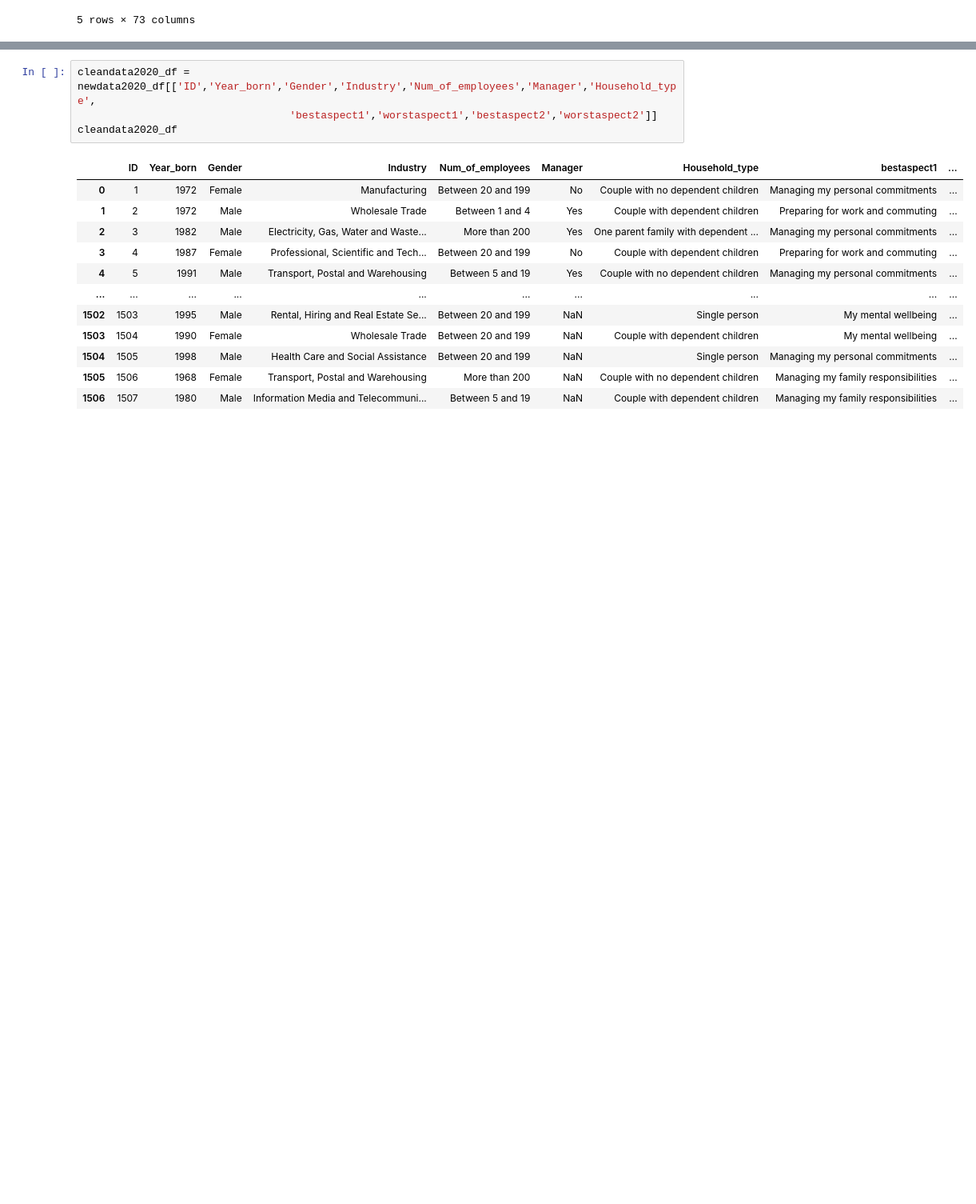
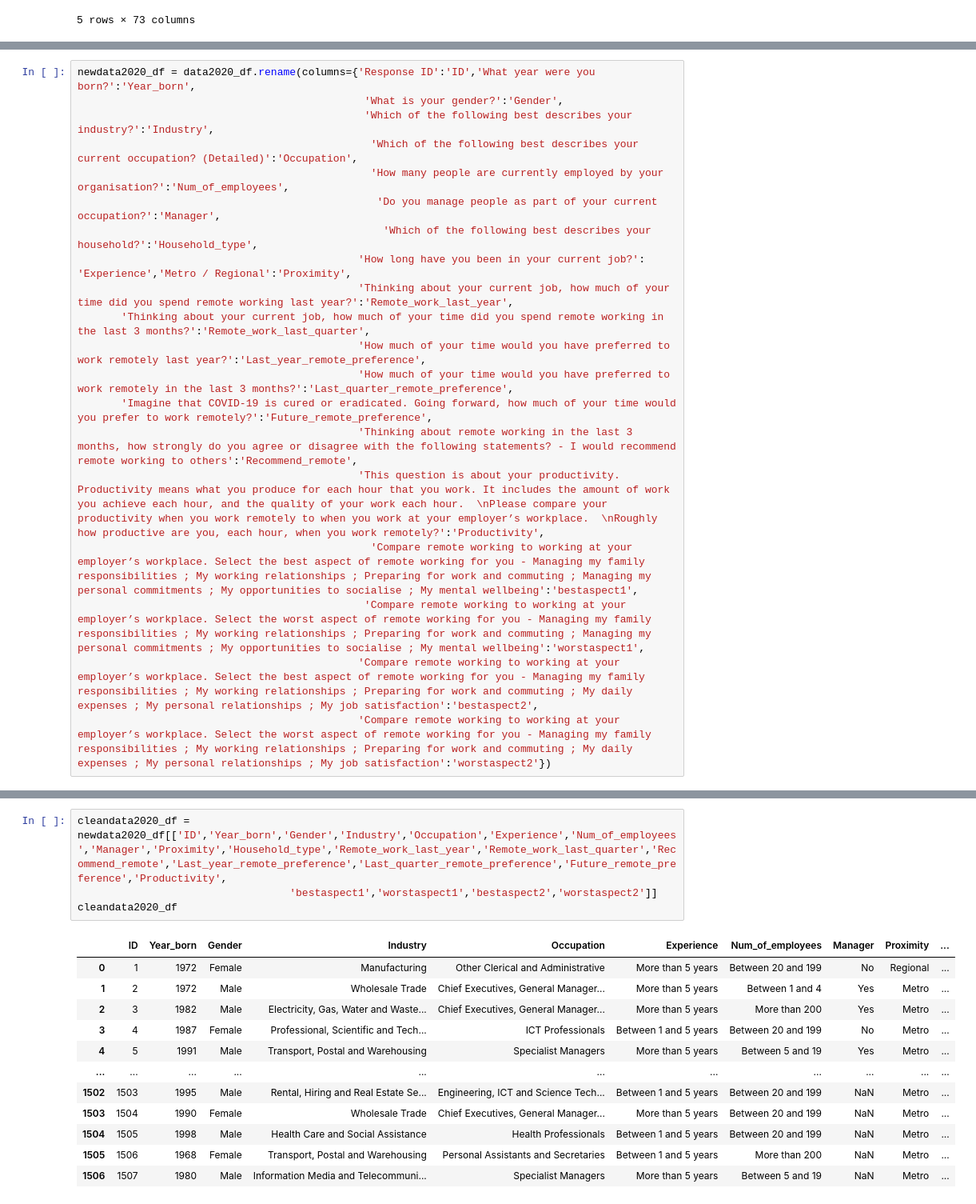
Before and after one commit to hthelander/Project-2, a Jupyter notebook: cleandata2020.ipynb, the cells around one changed output, grey strips where cells are left out. Shown at 80% size. Drawn from its saved outputs; the diff is of its cells as text; blank space fills up the shorter version.

```diff
--- a/cleandata2020.ipynb
+++ b/cleandata2020.ipynb
@@ -27,3 +37,23 @@ newdata2020_df = data2020_df.rename(columns={'Response ID':'ID','What year were
+# %%
+newdata2020_df = data2020_df.rename(columns={'Response ID':'ID','What year were you born?':'Year_born',
+                                              'What is your gender?':'Gender',
+                                              'Which of the following best describes your industry?':'Industry',
+                                               'Which of the following best describes your current occupation? (Detailed)':'Occupation',
+                                               'How many people are currently employed by your organisation?':'Num_of_employees',
+                                                'Do you manage people as part of your current occupation?':'Manager',
+                                                 'Which of the following best describes your household?':'Household_type',
+                                             'How long have you been in your current job?': 'Experience','Metro / Regional':'Proximity',
+                                             'Thinking about your current job, how much of your time did you spend remote working last year?':'Remote_work_last_year',
+       'Thinking about your current job, how much of your time did you spend remote working in the last 3 months?':'Remote_work_last_quarter',
+                                             'How much of your time would you have preferred to work remotely last year?':'Last_year_remote_preference',
+                                             'How much of your time would you have preferred to work remotely in the last 3 months?':'Last_quarter_remote_preference',
+       'Imagine that COVID-19 is cured or eradicated. Going forward, how much of your time would you prefer to work remotely?':'Future_remote_preference',
+                                             'Thinking about remote working in the last 3 months, how strongly do you agree or disagree with the following statements? - I would recommend remote working to others':'Recommend_remote',
+                                             'This question is about your productivity. Productivity means what you produce for each hour that you work. It includes the amount of work you achieve each hour, and the quality of your work each hour.  \nPlease compare your productivity when you work remotely to when you work at your employer’s workplace.  \nRoughly how productive are you, each hour, when you work remotely?':'Productivity',
+                                               'Compare remote working to working at your employer’s workplace. Select the best aspect of remote working for you - Managing my family responsibilities ; My working relationships ; Preparing for work and commuting ; Managing my personal commitments ; My opportunities to socialise ; My mental wellbeing':'bestaspect1',
+                                              'Compare remote working to working at your employer’s workplace. Select the worst aspect of remote working for you - Managing my family responsibilities ; My working relationships ; Preparing for work and commuting ; Managing my personal commitments ; My opportunities to socialise ; My mental wellbeing':'worstaspect1',
+                                             'Compare remote working to working at your employer’s workplace. Select the best aspect of remote working for you - Managing my family responsibilities ; My working relationships ; Preparing for work and commuting ; My daily expenses ; My personal relationships ; My job satisfaction':'bestaspect2',
+                                             'Compare remote working to working at your employer’s workplace. Select the worst aspect of remote working for you - Managing my family responsibilities ; My working relationships ; Preparing for work and commuting ; My daily expenses ; My personal relationships ; My job satisfaction':'worstaspect2'})
 # %%
 newdata2020_df.head()
 # %% [output]
@@ -36,18 +66,18 @@ newdata2020_df.head()
 5 rows × 73 columns
 # %%
-cleandata2020_df = newdata2020_df[['ID','Year_born','Gender','Industry','Num_of_employees','Manager','Household_type',
+cleandata2020_df = newdata2020_df[['ID','Year_born','Gender','Industry','Occupation','Experience','Num_of_employees','Manager','Proximity','Household_type','Remote_work_last_year','Remote_work_last_quarter','Recommend_remote','Last_year_remote_preference','Last_quarter_remote_preference','Future_remote_preference','Productivity',
                                   'bestaspect1','worstaspect1','bestaspect2','worstaspect2']]
 cleandata2020_df
 # %% [output]
-|  | ID | Year_born | Gender | Industry | Num_of_employees | Manager | Household_type | bestaspect1 | ... |
-| 0 | 1 | 1972 | Female | Manufacturing | Between 20 and 199 | No | Couple with no dependent children | Managing my personal commitments | ... |
-| 1 | 2 | 1972 | Male | Wholesale Trade | Between 1 and 4 | Yes | Couple with dependent children | Preparing for work and commuting | ... |
-| 2 | 3 | 1982 | Male | Electricity, Gas, Water and Waste... | More than 200 | Yes | One parent family with dependent ... | Managing my personal commitments | ... |
-| 3 | 4 | 1987 | Female | Professional, Scientific and Tech... | Between 20 and 199 | No | Couple with dependent children | Preparing for work and commuting | ... |
-| 4 | 5 | 1991 | Male | Transport, Postal and Warehousing | Between 5 and 19 | Yes | Couple with no dependent children | Managing my personal commitments | ... |
-| ... | ... | ... | ... | ... | ... | ... | ... | ... | ... |
-| 1502 | 1503 | 1995 | Male | Rental, Hiring and Real Estate Se... | Between 20 and 199 | NaN | Single person | My mental wellbeing | ... |
-| 1503 | 1504 | 1990 | Female | Wholesale Trade | Between 20 and 199 | NaN | Couple with dependent children | My mental wellbeing | ... |
-| 1504 | 1505 | 1998 | Male | Health Care and Social Assistance | Between 20 and 199 | NaN | Single person | Managing my personal commitments | ... |
-| 1505 | 1506 | 1968 | Female | Transport, Postal and Warehousing | More than 200 | NaN | Couple with no dependent children | Managing my family responsibilities | ... |
-| 1506 | 1507 | 1980 | Male | Information Media and Telecommuni... | Between 5 and 19 | NaN | Couple with dependent children | Managing my family responsibilities | ... |
+|  | ID | Year_born | Gender | Industry | Occupation | Experience | Num_of_employees | Manager | Proximity | ... |
+| 0 | 1 | 1972 | Female | Manufacturing | Other Clerical and Administrative | More than 5 years | Between 20 and 199 | No | Regional | ... |
+| 1 | 2 | 1972 | Male | Wholesale Trade | Chief Executives, General Manager... | More than 5 years | Between 1 and 4 | Yes | Metro | ... |
+| 2 | 3 | 1982 | Male | Electricity, Gas, Water and Waste... | Chief Executives, General Manager... | More than 5 years | More than 200 | Yes | Metro | ... |
+| 3 | 4 | 1987 | Female | Professional, Scientific and Tech... | ICT Professionals | Between 1 and 5 years | Between 20 and 199 | No | Metro | ... |
+| 4 | 5 | 1991 | Male | Transport, Postal and Warehousing | Specialist Managers | More than 5 years | Between 5 and 19 | Yes | Metro | ... |
+| ... | ... | ... | ... | ... | ... | ... | ... | ... | ... | ... |
+| 1502 | 1503 | 1995 | Male | Rental, Hiring and Real Estate Se... | Engineering, ICT and Science Tech... | Between 1 and 5 years | Between 20 and 199 | NaN | Metro | ... |
+| 1503 | 1504 | 1990 | Female | Wholesale Trade | Chief Executives, General Manager... | More than 5 years | Between 20 and 199 | NaN | Metro | ... |
+| 1504 | 1505 | 1998 | Male | Health Care and Social Assistance | Health Professionals | Between 1 and 5 years | Between 20 and 199 | NaN | Metro | ... |
+| 1505 | 1506 | 1968 | Female | Transport, Postal and Warehousing | Personal Assistants and Secretaries | Between 1 and 5 years | More than 200 | NaN | Metro | ... |
+| 1506 | 1507 | 1980 | Male | Information Media and Telecommuni... | Specialist Managers | More than 5 years | Between 5 and 19 | NaN | Metro | ... |
```
Also changed, not shown: parts of 16 cells of this notebook, 9 other files.
